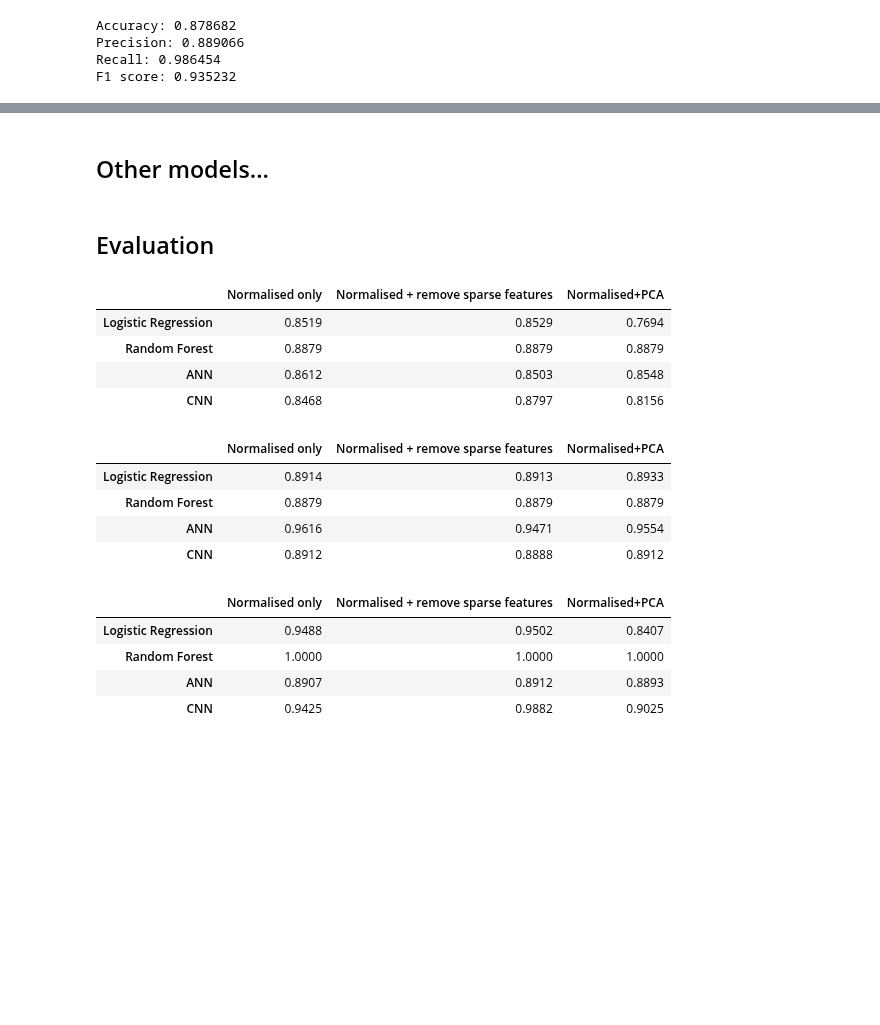
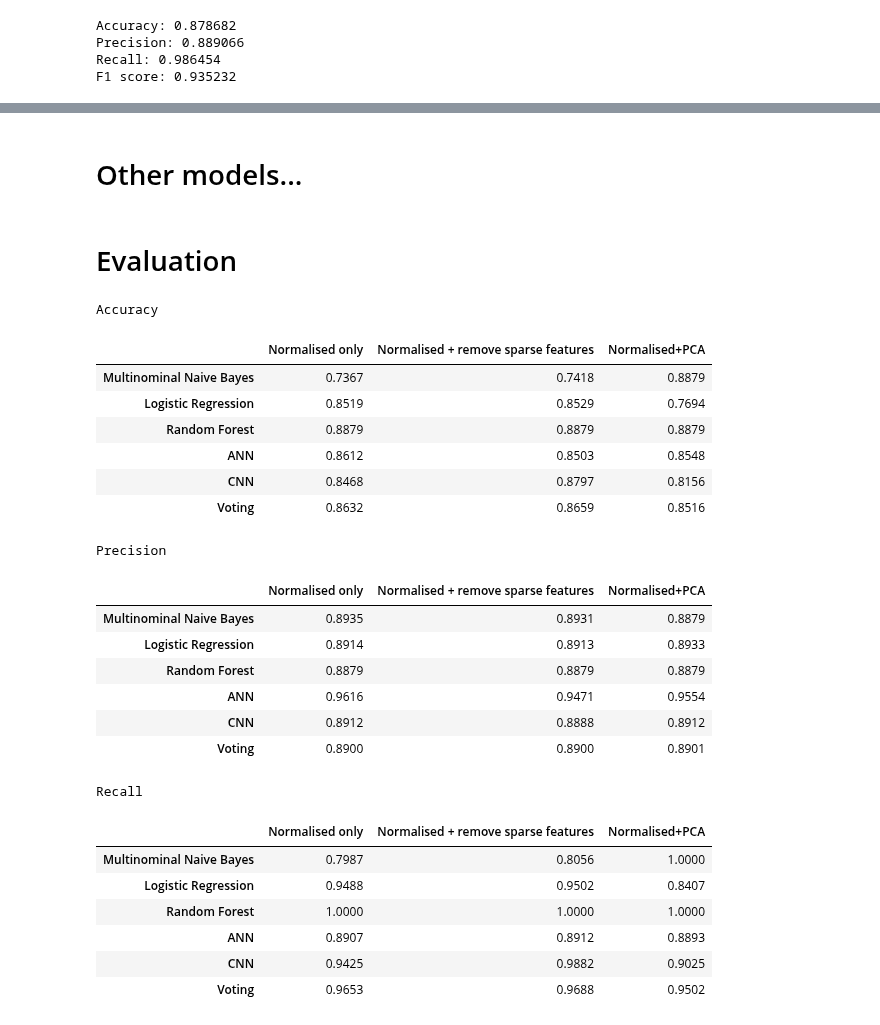
Before and after one commit to Rab6it/COMP5703_code, a Jupyter notebook: project.ipynb, the cells around one changed output, grey strips where cells are left out. Drawn from its saved outputs; the diff is of its cells as text; code cells hidden in the pictures; blank space fills up the shorter version.

Commit message:
NB tuning, Voting Ensemble, remove trash

```diff
--- a/project.ipynb
+++ b/project.ipynb
@@ -1336,47 +1442,65 @@ cnn_f1 = [0.9161, 0.9359, 0.8968]
 # %% [markdown]
-## Other models...
+# Other models...
 # %% [markdown]
-## Evaluation
+# Evaluation
 # %%
-test_acc={'Logistic Regression': lr_acc,
-           'Random Forest': rf_acc,
-           'ANN': ann_acc,
-           'CNN': cnn_acc}
+test_acc={'Multinominal Naive Bayes': nb_acc,
+            'Logistic Regression': lr_acc,
+            'Random Forest': rf_acc,
+            'ANN': ann_acc,
+            'CNN': cnn_acc,
+            'Voting': ve_acc}
 test_acc_table  = pd.DataFrame(test_acc).T
 test_acc_table.columns = ['Normalised only','Normalised + remove sparse features','Normalised+PCA']
+print("Accuracy")
 display(test_acc_table)
 # %% [output]
+Accuracy
 |  | Normalised only | Normalised + remove sparse features | Normalised+PCA |
+| Multinominal Naive Bayes | 0.7367 | 0.7418 | 0.8879 |
 | Logistic Regression | 0.8519 | 0.8529 | 0.7694 |
 | Random Forest | 0.8879 | 0.8879 | 0.8879 |
 | ANN | 0.8612 | 0.8503 | 0.8548 |
 | CNN | 0.8468 | 0.8797 | 0.8156 |
+| Voting | 0.8632 | 0.8659 | 0.8516 |
 # %%
-test_pre={'Logistic Regression': lr_pre,
-           'Random Forest': rf_pre,
-           'ANN': ann_pre,
-           'CNN': cnn_pre}
+test_pre={'Multinominal Naive Bayes': nb_pre,
+            'Logistic Regression': lr_pre,
+            'Random Forest': rf_pre,
+            'ANN': ann_pre,
+            'CNN': cnn_pre,
+            'Voting': ve_pre}
 test_pre_table  = pd.DataFrame(test_pre).T
 test_pre_table.columns = ['Normalised only','Normalised + remove sparse features','Normalised+PCA']
+print("Precision")
 display(test_pre_table)
 # %% [output]
+Precision
 |  | Normalised only | Normalised + remove sparse features | Normalised+PCA |
+| Multinominal Naive Bayes | 0.8935 | 0.8931 | 0.8879 |
 | Logistic Regression | 0.8914 | 0.8913 | 0.8933 |
 | Random Forest | 0.8879 | 0.8879 | 0.8879 |
 | ANN | 0.9616 | 0.9471 | 0.9554 |
 | CNN | 0.8912 | 0.8888 | 0.8912 |
+| Voting | 0.8900 | 0.8900 | 0.8901 |
 # %%
-test_rec={'Logistic Regression': lr_rec,
-           'Random Forest': rf_rec,
-           'ANN': ann_rec,
-           'CNN': cnn_rec}
+test_rec={'Multinominal Naive Bayes': nb_rec,
+            'Logistic Regression': lr_rec,
+            'Random Forest': rf_rec,
+            'ANN': ann_rec,
+            'CNN': cnn_rec,
+            'Voting': ve_rec}
 test_rec_table  = pd.DataFrame(test_rec).T
 test_rec_table.columns = ['Normalised only','Normalised + remove sparse features','Normalised+PCA']
+print("Recall")
 display(test_rec_table)
 # %% [output]
+Recall
 |  | Normalised only | Normalised + remove sparse features | Normalised+PCA |
+| Multinominal Naive Bayes | 0.7987 | 0.8056 | 1.0000 |
 | Logistic Regression | 0.9488 | 0.9502 | 0.8407 |
 | Random Forest | 1.0000 | 1.0000 | 1.0000 |
 | ANN | 0.8907 | 0.8912 | 0.8893 |
 | CNN | 0.9425 | 0.9882 | 0.9025 |
+| Voting | 0.9653 | 0.9688 | 0.9502 |
 # %%
```
Also changed, not shown: parts of 29 cells of this notebook, 2 other files.
